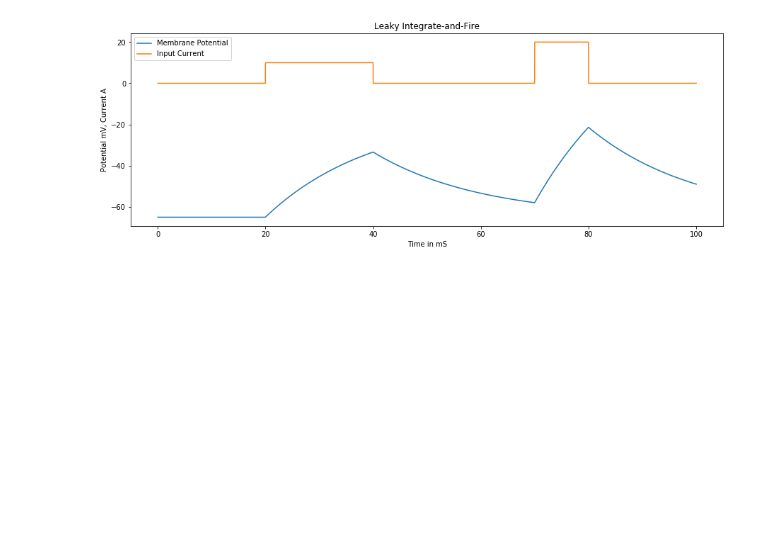
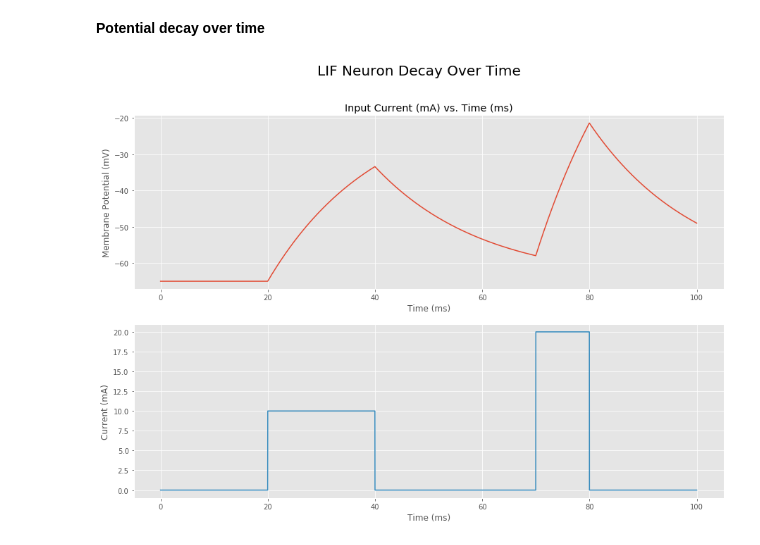
Before and after one commit to fireteam99/neuron-model, a Jupyter notebook: LIF.ipynb, the cells around one changed output. Drawn from its saved outputs; the diff is of its cells as text; code cells hidden in the pictures; blank space fills up the shorter version.

```diff
--- a/LIF.ipynb
+++ b/LIF.ipynb
@@ -55,32 +75,36 @@ def LIF(I, Cm, Rm):
     return V
-# %%
-#input to show potential decay over time
-
-#input current array
-T = 100
-dt  = 0.02
-time = np.arange(0, T+dt, dt)
-I = np.zeros(len(time))
-I[1000:2000] = 10
-I[3500:4000]= 20
-
-
-V = LIF(I=I, Cm=4,Rm=5)
-
-fig = plt.figure("LIF nueron", figsize=(15, 5))
-ax = fig.add_subplot(111)
-plt.title("Leaky Integrate-and-Fire")
-
-
-lineV = plt.plot(time, V, label="Membrane Potential")[0]
-lineI = plt.plot(time, I, label="Input Current")[0]
-
-plt.legend(loc="upper left")
-
-# add axis labels
-plt.ylabel("Potential mV, Current A")
-plt.xlabel("Time in mS")
-
-plt.show()
-# %% [output]
-[figure, removed]
+# %% [markdown]
+**Potential decay over time**
+# %%
+total_time = 100
+dT = 0.02
+time = np.arange(0, total_time + dT, dT)
+
+# input current initially at 0mA
+I = np.zeros(len(time))
+
+# 10mA from 20ms - 40ms
+I[1000:2000] = 10
+
+# 20mA from 70ms - 80ms
+I[3500:4000] = 20
+
+# output voltage from LIF model
+V = LIF(I=I, Cm=4, Rm=5)
+
+fig, (ax1, ax2) = plt.subplots(2, figsize=(15, 10))
+fig.suptitle("LIF Neuron Decay Over Time", fontsize=20)
+
+ax1.plot(time, V, label="Membrane Potential")
+ax1.set_title("Membrane Potential (mV) vs. Time (ms)")
+ax1.set_ylabel("Membrane Potential (mV)")
+ax1.set_xlabel("Time (ms)")
+
+ax2.plot(time, I, "C1", label="Input Current")
+ax1.set_title("Input Current (mA) vs. Time (ms)")
+ax2.set_ylabel("Current (mA)")
+ax2.set_xlabel("Time (ms)")
+
+plt.show()
+# %% [output]
+[figure, added]
```
Also changed, not shown: parts of 12 cells of this notebook.
